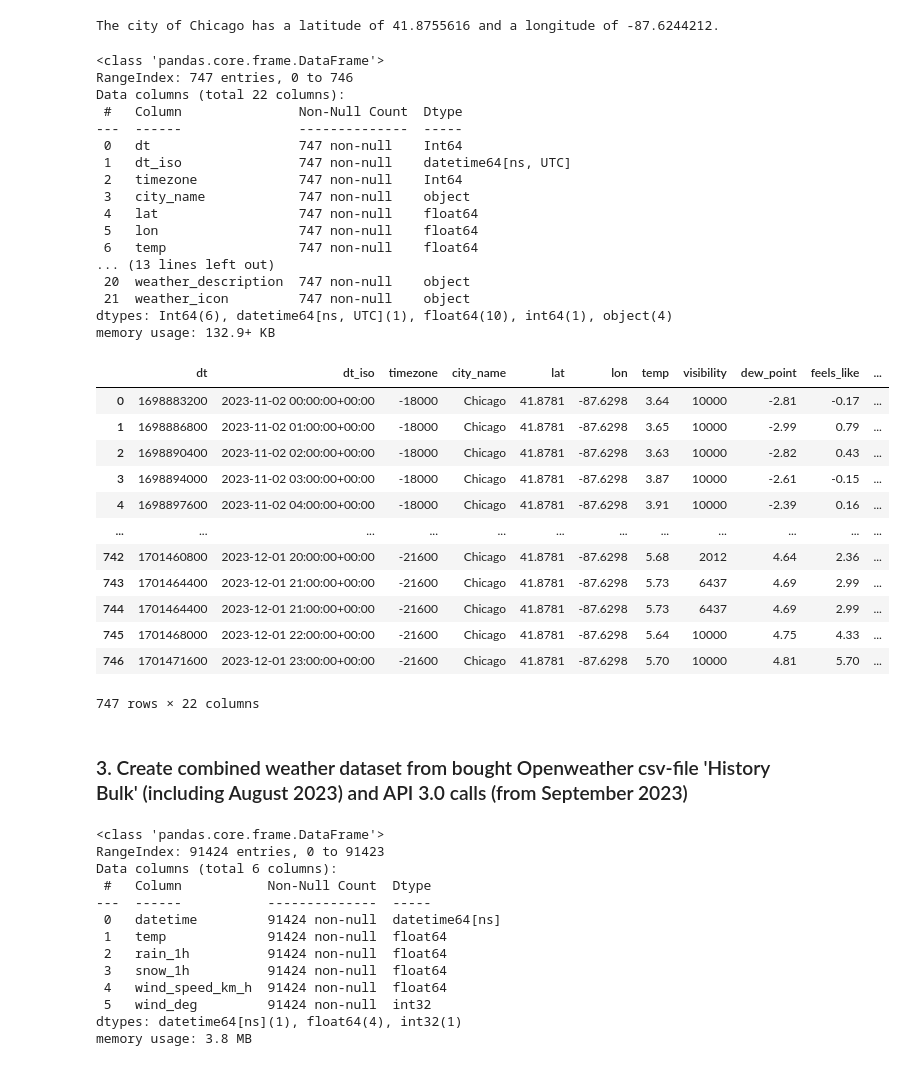
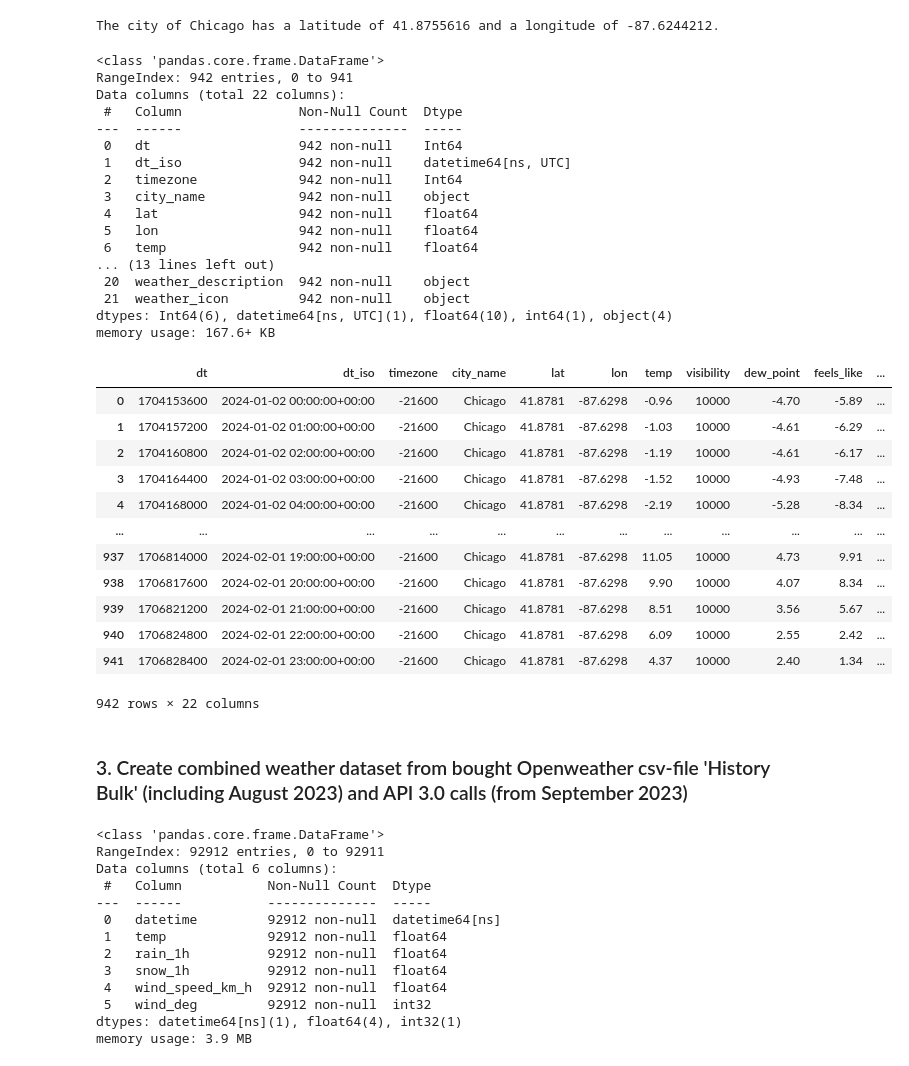
Before and after one commit to ofuss73/da-divvy-bikeshare, a Jupyter notebook: 02_get_weather.ipynb, the cells around one changed output. Saved outputs shown, nothing was run; the diff lists cells and outputs as text; code cells hidden in the pictures.

```diff
--- a/02_get_weather.ipynb
+++ b/02_get_weather.ipynb
@@ -107,9 +107,9 @@ The city of Chicago has a latitude of 41.8755616 and a longitude of -87.6244212.
 # General API 3.0 call: https://api.openweathermap.org/data/3.0/onecall/timemachine?lat={lat}&lon={lon}&dt={time}&units=metric&appid={APIkey}
 
 # Set time period (one month)
-start = datetime(2023, 11, 2, 0, 0)
+start = datetime(2024, 1, 2, 0, 0)
 start_unix = time.mktime(start.utctimetuple()) + 3600 # added correction of one hour
-end = datetime(2023, 12, 1, 23, 0)
+end = datetime(2024, 2, 1, 23, 0)
 end_unix = time.mktime(end.utctimetuple()) + 3600 # added correction of one hour
 
 # Check amount of API calls and proceed if less than 999
@@ -169,61 +169,61 @@ else:
     print('No API calls executed, because it would exceed the free limit of 1000 calls per day')
 # %%
 # Sort, clean and save DataFrame as csv-file
-save_name = 'Chicago_weather_2023_11.csv'
+save_name = 'Chicago_weather_2024_01.csv'
 # Add rain_1h, snow_1h and wind_gust columns if they don't exist
 if not 'rain_1h' in df_weather_monthly.columns:
     df_weather_monthly['rain_1h'] = 0.0
 if not 'snow_1h' in df_weather_monthly.columns:
     df_weather_monthly['snow_1h'] = 0.0
 if not 'wind_gust' in df_weather_monthly.columns:
     df_weather_monthly['wind_gust'] = 0.0
 # Copy necessary columns to new DataFrame for saving later
 df_save_weather = df_weather_monthly[['dt', 'dt_iso', 'timezone_offset', 'city_name', 'lat', 'lon', 'temp', 'visibility', 'dew_point', 'feels_like', 'pressure', 'humidity', 'wind_speed', 'wind_deg', 'wind_gust', 'rain_1h', 'snow_1h', 'clouds', 'weather_id', 'weather_main', 'weather_description', 'weather_icon']].copy()
 # Rename columns
 df_save_weather.rename(columns = {'timezone_offset':'timezone', 'clouds':'clouds_all'}, inplace = True)
 # Set new datatype to columns
 df_save_weather.loc[:,'dt'] = df_save_weather['dt'].astype('Int64')
 df_save_weather.loc[:,'timezone'] = df_save_weather['timezone'].astype('Int64')
 df_save_weather.loc[:,'visibility'] = df_save_weather['visibility'].astype('Int64')
 df_save_weather.loc[:,'pressure'] = df_save_weather['pressure'].astype('Int64')
 df_save_weather.loc[:,'wind_deg'] = df_save_weather['wind_deg'].astype('Int64')
 df_save_weather.loc[:,'clouds_all'] = df_save_weather['clouds_all'].astype('Int64')
 # Save DataFrame to csv-file
 df_save_weather.to_csv(load_path + save_name, index=False)
 # Show DataFrame
 df_save_weather.info()
 df_save_weather
 # %% [output]
 <class 'pandas.core.frame.DataFrame'>
-RangeIndex: 747 entries, 0 to 746
+RangeIndex: 942 entries, 0 to 941
 Data columns (total 22 columns):
  #   Column               Non-Null Count  Dtype
 ---  ------               --------------  -----
- 0   dt                   747 non-null    Int64
- 1   dt_iso               747 non-null    datetime64[ns, UTC]
- 2   timezone             747 non-null    Int64
- 3   city_name            747 non-null    object
- 4   lat                  747 non-null    float64
- 5   lon                  747 non-null    float64
- 6   temp                 747 non-null    float64
+ 0   dt                   942 non-null    Int64
+ 1   dt_iso               942 non-null    datetime64[ns, UTC]
+ 2   timezone             942 non-null    Int64
+ 3   city_name            942 non-null    object
+ 4   lat                  942 non-null    float64
+ 5   lon                  942 non-null    float64
+ 6   temp                 942 non-null    float64
 ... (13 lines left out)
- 20  weather_description  747 non-null    object
- 21  weather_icon         747 non-null    object
+ 20  weather_description  942 non-null    object
+ 21  weather_icon         942 non-null    object
 dtypes: Int64(6), datetime64[ns, UTC](1), float64(10), int64(1), object(4)
-memory usage: 132.9+ KB
+memory usage: 167.6+ KB
 |  | dt | dt_iso | timezone | city_name | lat | lon | temp | visibility | dew_point | feels_like | ... |
-| 0 | 1698883200 | 2023-11-02 00:00:00+00:00 | -18000 | Chicago | 41.8781 | -87.6298 | 3.64 | 10000 | -2.81 | -0.17 | ... |
-| 1 | 1698886800 | 2023-11-02 01:00:00+00:00 | -18000 | Chicago | 41.8781 | -87.6298 | 3.65 | 10000 | -2.99 | 0.79 | ... |
-| 2 | 1698890400 | 2023-11-02 02:00:00+00:00 | -18000 | Chicago | 41.8781 | -87.6298 | 3.63 | 10000 | -2.82 | 0.43 | ... |
-| 3 | 1698894000 | 2023-11-02 03:00:00+00:00 | -18000 | Chicago | 41.8781 | -87.6298 | 3.87 | 10000 | -2.61 | -0.15 | ... |
-| 4 | 1698897600 | 2023-11-02 04:00:00+00:00 | -18000 | Chicago | 41.8781 | -87.6298 | 3.91 | 10000 | -2.39 | 0.16 | ... |
+| 0 | 1704153600 | 2024-01-02 00:00:00+00:00 | -21600 | Chicago | 41.8781 | -87.6298 | -0.96 | 10000 | -4.70 | -5.89 | ... |
+| 1 | 1704157200 | 2024-01-02 01:00:00+00:00 | -21600 | Chicago | 41.8781 | -87.6298 | -1.03 | 10000 | -4.61 | -6.29 | ... |
+| 2 | 1704160800 | 2024-01-02 02:00:00+00:00 | -21600 | Chicago | 41.8781 | -87.6298 | -1.19 | 10000 | -4.61 | -6.17 | ... |
+| 3 | 1704164400 | 2024-01-02 03:00:00+00:00 | -21600 | Chicago | 41.8781 | -87.6298 | -1.52 | 10000 | -4.93 | -7.48 | ... |
+| 4 | 1704168000 | 2024-01-02 04:00:00+00:00 | -21600 | Chicago | 41.8781 | -87.6298 | -2.19 | 10000 | -5.28 | -8.34 | ... |
 | ... | ... | ... | ... | ... | ... | ... | ... | ... | ... | ... | ... |
-| 742 | 1701460800 | 2023-12-01 20:00:00+00:00 | -21600 | Chicago | 41.8781 | -87.6298 | 5.68 | 2012 | 4.64 | 2.36 | ... |
-| 743 | 1701464400 | 2023-12-01 21:00:00+00:00 | -21600 | Chicago | 41.8781 | -87.6298 | 5.73 | 6437 | 4.69 | 2.99 | ... |
-| 744 | 1701464400 | 2023-12-01 21:00:00+00:00 | -21600 | Chicago | 41.8781 | -87.6298 | 5.73 | 6437 | 4.69 | 2.99 | ... |
-| 745 | 1701468000 | 2023-12-01 22:00:00+00:00 | -21600 | Chicago | 41.8781 | -87.6298 | 5.64 | 10000 | 4.75 | 4.33 | ... |
-| 746 | 1701471600 | 2023-12-01 23:00:00+00:00 | -21600 | Chicago | 41.8781 | -87.6298 | 5.70 | 10000 | 4.81 | 5.70 | ... |
+| 937 | 1706814000 | 2024-02-01 19:00:00+00:00 | -21600 | Chicago | 41.8781 | -87.6298 | 11.05 | 10000 | 4.73 | 9.91 | ... |
+| 938 | 1706817600 | 2024-02-01 20:00:00+00:00 | -21600 | Chicago | 41.8781 | -87.6298 | 9.90 | 10000 | 4.07 | 8.34 | ... |
+| 939 | 1706821200 | 2024-02-01 21:00:00+00:00 | -21600 | Chicago | 41.8781 | -87.6298 | 8.51 | 10000 | 3.56 | 5.67 | ... |
+| 940 | 1706824800 | 2024-02-01 22:00:00+00:00 | -21600 | Chicago | 41.8781 | -87.6298 | 6.09 | 10000 | 2.55 | 2.42 | ... |
+| 941 | 1706828400 | 2024-02-01 23:00:00+00:00 | -21600 | Chicago | 41.8781 | -87.6298 | 4.37 | 10000 | 2.40 | 1.34 | ... |
-747 rows × 22 columns
+942 rows × 22 columns
 # %% [markdown]
 ### 3. Create combined weather dataset from bought Openweather csv-file 'History Bulk' (including August 2023) and API 3.0 calls (from September 2023) ###
 # %%
@@ -271,15 +271,15 @@ df_openweather.info(show_counts=True)
 df_openweather.to_csv(save_path + 'chicago_weather.csv', index=False)
 # %% [output]
 <class 'pandas.core.frame.DataFrame'>
-RangeIndex: 91424 entries, 0 to 91423
+RangeIndex: 92912 entries, 0 to 92911
 Data columns (total 6 columns):
  #   Column           Non-Null Count  Dtype
 ---  ------           --------------  -----
- 0   datetime         91424 non-null  datetime64[ns]
- 1   temp             91424 non-null  float64
- 2   rain_1h          91424 non-null  float64
- 3   snow_1h          91424 non-null  float64
- 4   wind_speed_km_h  91424 non-null  float64
- 5   wind_deg         91424 non-null  int32
+ 0   datetime         92912 non-null  datetime64[ns]
+ 1   temp             92912 non-null  float64
+ 2   rain_1h          92912 non-null  float64
+ 3   snow_1h          92912 non-null  float64
+ 4   wind_speed_km_h  92912 non-null  float64
+ 5   wind_deg         92912 non-null  int32
 dtypes: datetime64[ns](1), float64(4), int32(1)
-memory usage: 3.8 MB
+memory usage: 3.9 MB
```
Also changed, not shown: 2 other files.
